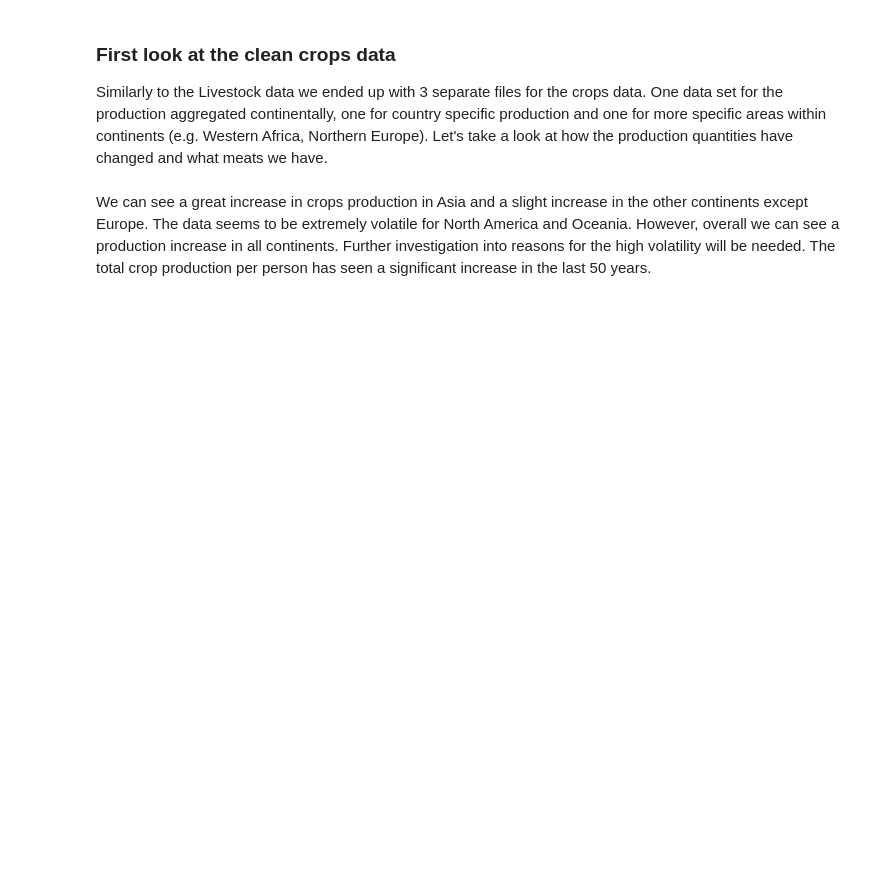
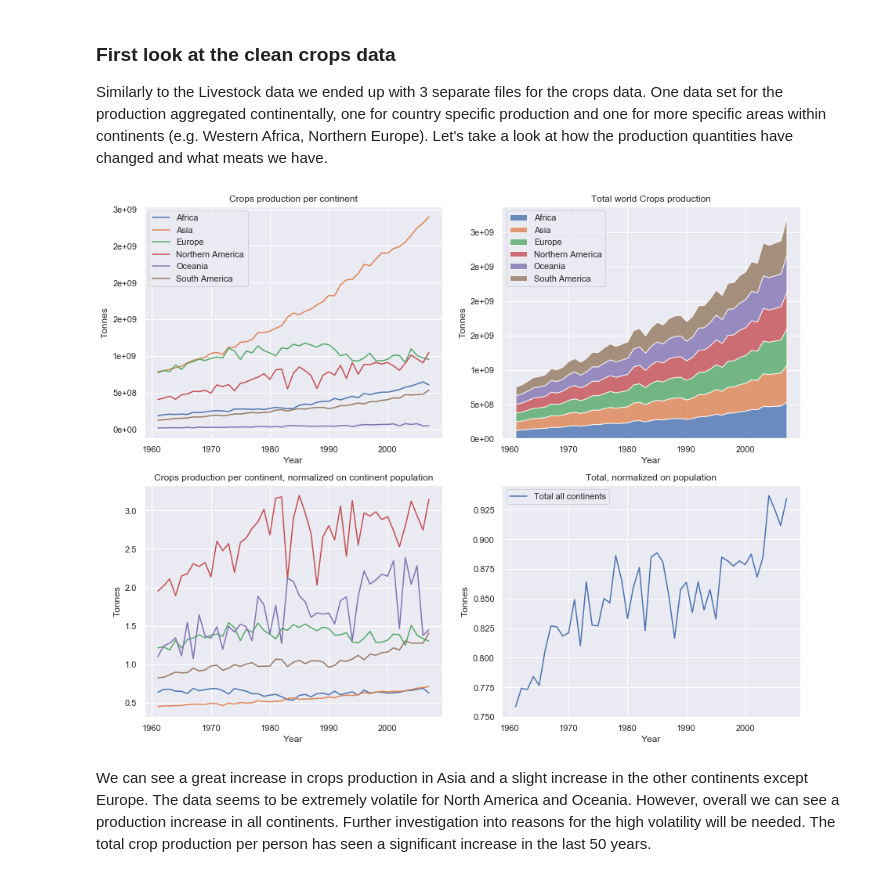
Before and after one commit to theodorhusefest/ADA-2019-project1-sovellettu-tiedon-analysoint, a Jupyter notebook: milestone_2.ipynb, the cells around one changed output. Saved outputs shown, nothing was run; the diff lists cells and outputs as text; code cells hidden in the pictures; blank space fills up the shorter version.

```diff
--- a/milestone_2.ipynb
+++ b/milestone_2.ipynb
@@ -448,8 +567,11 @@ crops_area = pd.read_pickle('data/pickles/crops_areas.pkl')
 crops_cont = pd.read_pickle('data/pickles/crops_continents.pkl')
 crops_country = pd.read_pickle('data/pickles/crops_countries.pkl')
 # %%
+pop_until_08 = area_year_population[area_year_population.Year < 2008] # Crops only has data until 2007
 crops_yearly = crops_cont.groupby(['Area', 'Year']).agg({'Value':'sum'}).reset_index()
-plot_yearly(crops_yearly, 'Crops', area_year_population, 'Area')
+plot_yearly(crops_yearly, 'Crops', pop_until_08, 'Area')
+# %% [output]
+[figure, added]
 # %% [markdown]
 We can see a great increase in crops production in Asia and a slight increase in the other continents except Europe. The data seems to be extremely volatile for North America and Oceania.
 However, overall we can see a production increase in all continents. Further investigation into reasons for the high volatility will be needed. The total crop production per person has seen a significant increase in the last 50 years.
```
Also changed, not shown: parts of 41 cells of this notebook, 4 other files.
